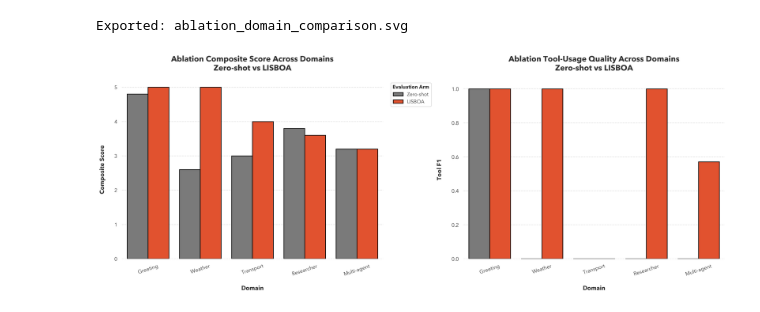
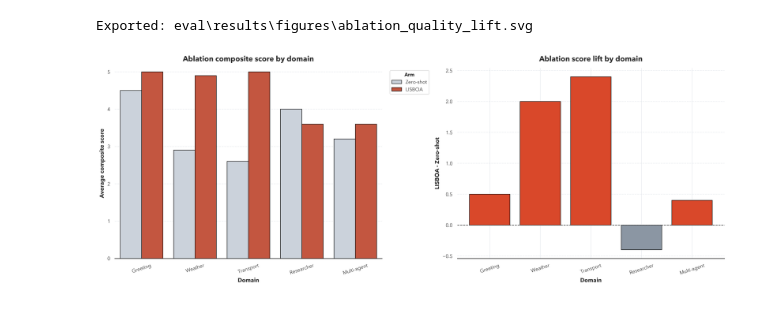
Before and after one commit to Silvestre17/LISBOA_MultiAgentSystem, a Jupyter notebook: eval/benchmark_ablation_analysis.ipynb, the cells around one changed output. Saved outputs shown, nothing was run; the diff lists cells and outputs as text; code cells hidden in the pictures.

```diff
--- a/eval/benchmark_ablation_analysis.ipynb
+++ b/eval/benchmark_ablation_analysis.ipynb
@@ -1061,60 +1428,52 @@ display(ablation_delta_table.round(6))
 # %%
 # ==========================================================================
-# Ablation plots
+# Ablation plots: quality comparison and score lift
 # ==========================================================================
-fig, axes = plt.subplots(1, 2, figsize=(18, 7), dpi=EXPORT_DPI, facecolor='white')
+fig, axes = plt.subplots(1, 2, figsize=(18, 6.8), dpi=EXPORT_DPI, facecolor="white")
 
 sns.barplot(
     data=ablation_summary,
-    x='domain_label',
-    y='avg_composite_score',
-    hue='arm_label',
+    x="domain_label",
+    y="avg_composite_score",
+    hue="arm_label",
     order=ablation_domain_order,
     hue_order=ablation_arm_order,
     palette=ARM_PALETTE,
-    edgecolor='black',
-    linewidth=1.3,
+    edgecolor="black",
+    linewidth=0.9,
     ax=axes[0],
 )
 style_axis(
     axes[0],
-    'Ablation Composite Score Across Domains\nZero-shot vs LISBOA',
-    'Domain',
-    'Composite Score',
+    "Ablation composite score by domain",
+    "Domain",
+    "Average composite score",
     rotate_xticks=18,
-    y_limits=(0, 5.2),
-    show_y_grid=True,
+    y_limits=(0, 5.1),
 )
-style_legend(axes[0], 'Evaluation Arm')
+style_legend(axes[0], "Arm")
 
-sns.barplot(
-    data=ablation_summary,
-    x='domain_label',
-    y='avg_tool_f1',
-    hue='arm_label',
-    order=ablation_domain_order,
-    hue_order=ablation_arm_order,
-    palette=ARM_PALETTE,
-    edgecolor='black',
-    linewidth=1.3,
-    ax=axes[1],
+gain_palette = [PRIMARY_RED if value >= 0 else NEUTRAL_GREY for value in ablation_gain["score_lift"].fillna(0)]
+axes[1].bar(
+    ablation_gain["domain_label"].astype(str),
+    ablation_gain["score_lift"],
+    color=gain_palette,
+    edgecolor="black",
+    linewidth=0.9,
 )
+axes[1].axhline(0, color=DARK_GREY, linewidth=1.1, linestyle="--")
 style_axis(
     axes[1],
-    'Ablation Tool-Usage Quality Across Domains\nZero-shot vs LISBOA',
-    'Domain',
-    'Tool F1',
+    "Ablation score lift by domain",
+    "Domain",
+    "LISBOA - Zero-shot",
     rotate_xticks=18,
-    y_limits=(0, 1.05),
-    show_y_grid=True,
 )
-if axes[1].legend_ is not None:
-    axes[1].legend_.remove()
 
 plt.tight_layout()
-save_figure('ablation_domain_comparison', fig)
+save_figure("ablation_quality_lift", fig)
 plt.show()
 # %% [output]
-Exported: ablation_domain_comparison.svg
+Exported: eval\results\figures\ablation_quality_lift.svg
-[figure, old version]
+[figure, new version]
 # %%
```
Also changed, not shown: parts of 19 cells of this notebook, 25 other files.
